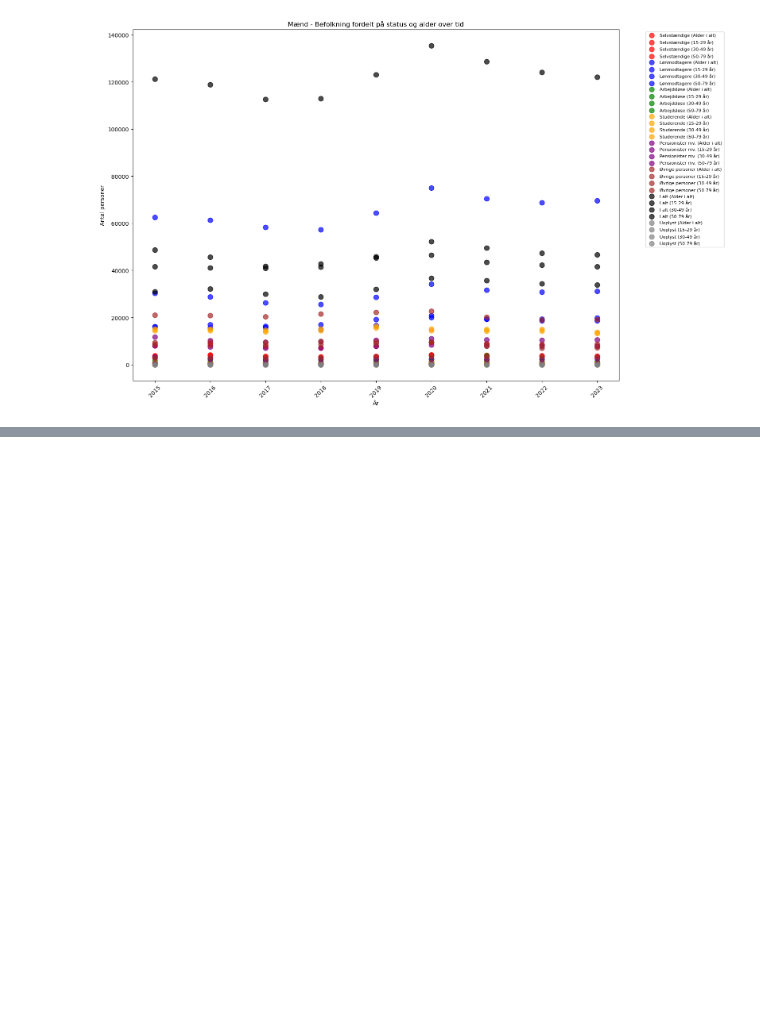
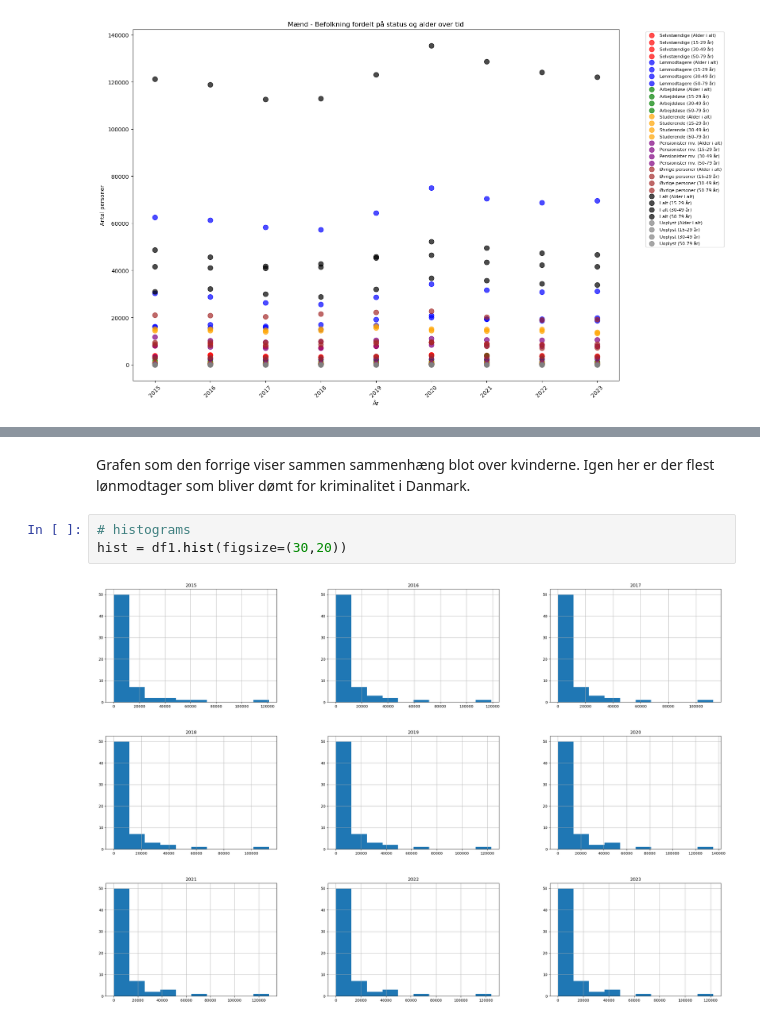
Before and after one commit to malouVich/Eksam-BI-Kriminalitetens-m-nstre-i-Danmark, a Jupyter notebook: Data/KriminalitetensMønstre.ipynb, the cells around one changed output, grey strips where cells are left out. Drawn from its saved outputs; the diff is of its cells as text; blank space fills up the shorter version.

```diff
--- a/Data/KriminalitetensMønstre.ipynb
+++ b/Data/KriminalitetensMønstre.ipynb
@@ -262,3 +267,10 @@ plt.tight_layout()
 plt.show()
 # %% [output]
 [figure]
+# %% [markdown]
+Grafen som den forrige viser sammen sammenhæng blot over kvinderne. Igen her er der flest lønmodtager som bliver dømt for kriminalitet i Danmark.
+# %%
+# histograms
+hist = df1.hist(figsize=(30,20))
+# %% [output]
+[figure, added]
```
Also changed, not shown: parts of 10 cells of this notebook.
